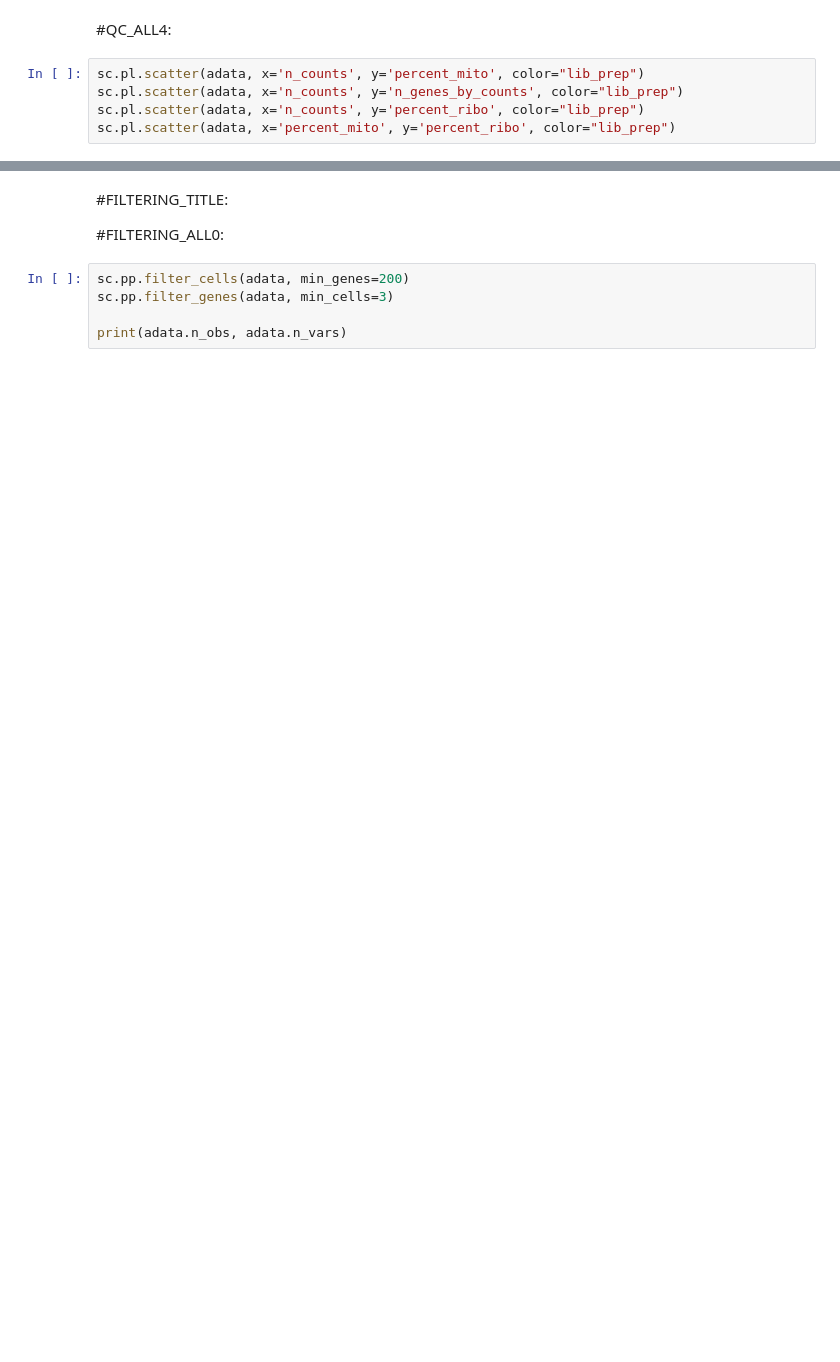
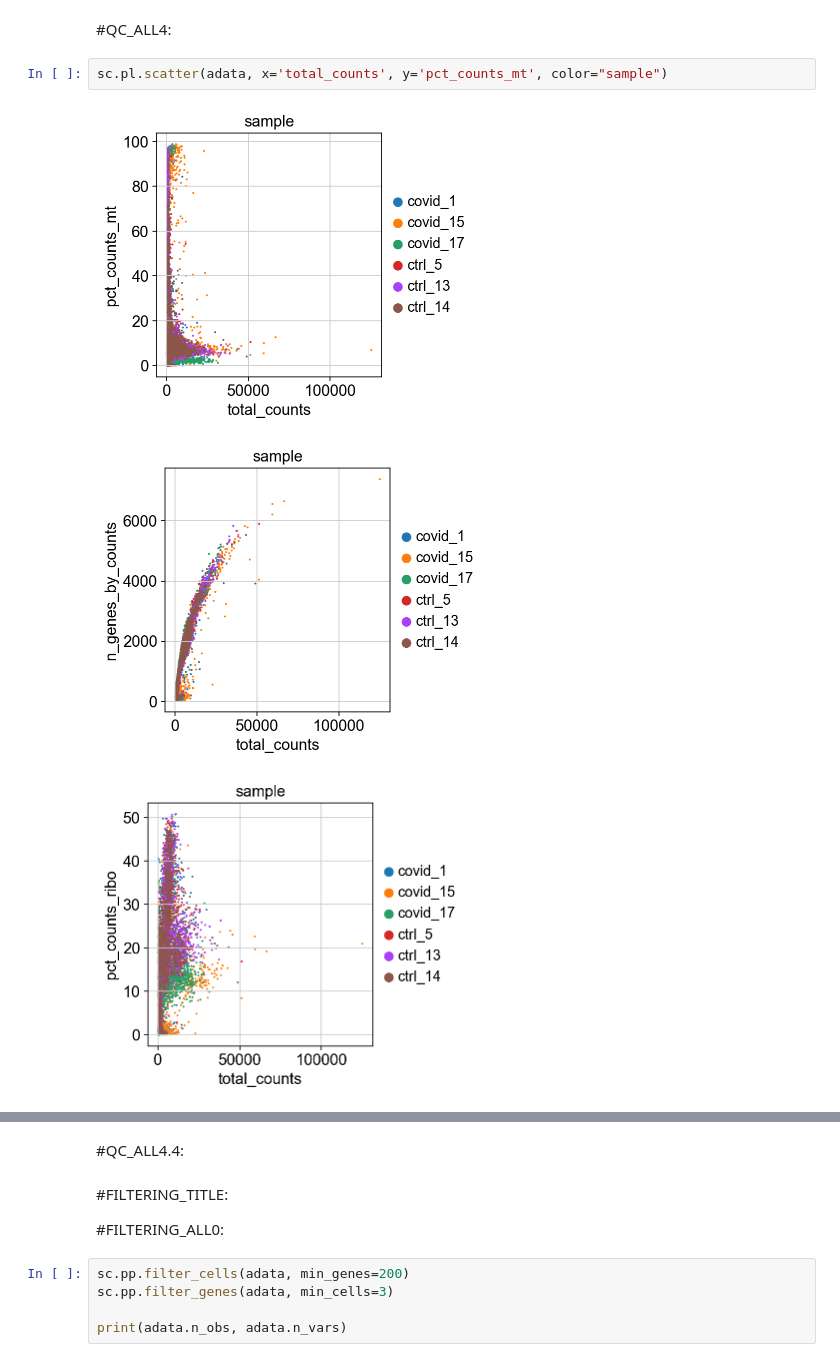
Before and after one commit to NBISweden/workshop-scRNAseq, a Jupyter notebook: labs/scanpy/scanpy_01_qc.ipynb, the cells around one changed output, grey strips where cells are left out. Cells and saved outputs as stored; diff of their text form; blank space fills up the shorter version.

```diff
--- a/labs/scanpy/scanpy_01_qc.ipynb
+++ b/labs/scanpy/scanpy_01_qc.ipynb
@@ -111,7 +156,8 @@ sc.pl.violin(adata, ['n_genes_by_counts', 'n_counts', 'percent_mito','percent_ri
 # %% [markdown]
 #QC_ALL4:
-# %%
-sc.pl.scatter(adata, x='n_counts', y='percent_mito', color="lib_prep")
-sc.pl.scatter(adata, x='n_counts', y='n_genes_by_counts', color="lib_prep")
-sc.pl.scatter(adata, x='n_counts', y='percent_ribo', color="lib_prep")
-sc.pl.scatter(adata, x='percent_mito', y='percent_ribo', color="lib_prep")
+# %%
+sc.pl.scatter(adata, x='total_counts', y='pct_counts_mt', color="sample")
+# %% [output]
+[figure, added]
+[figure, added]
+[figure, added]
@@ -118,3 +165,5 @@ sc.pl.scatter(adata, x='percent_mito', y='percent_ribo', color="lib_prep")
+# %% [markdown]
+#QC_ALL4.4:
 # %% [markdown]
 #FILTERING_TITLE:
 
```
Also changed, not shown: parts of 42 cells of this notebook, 12 other files.
